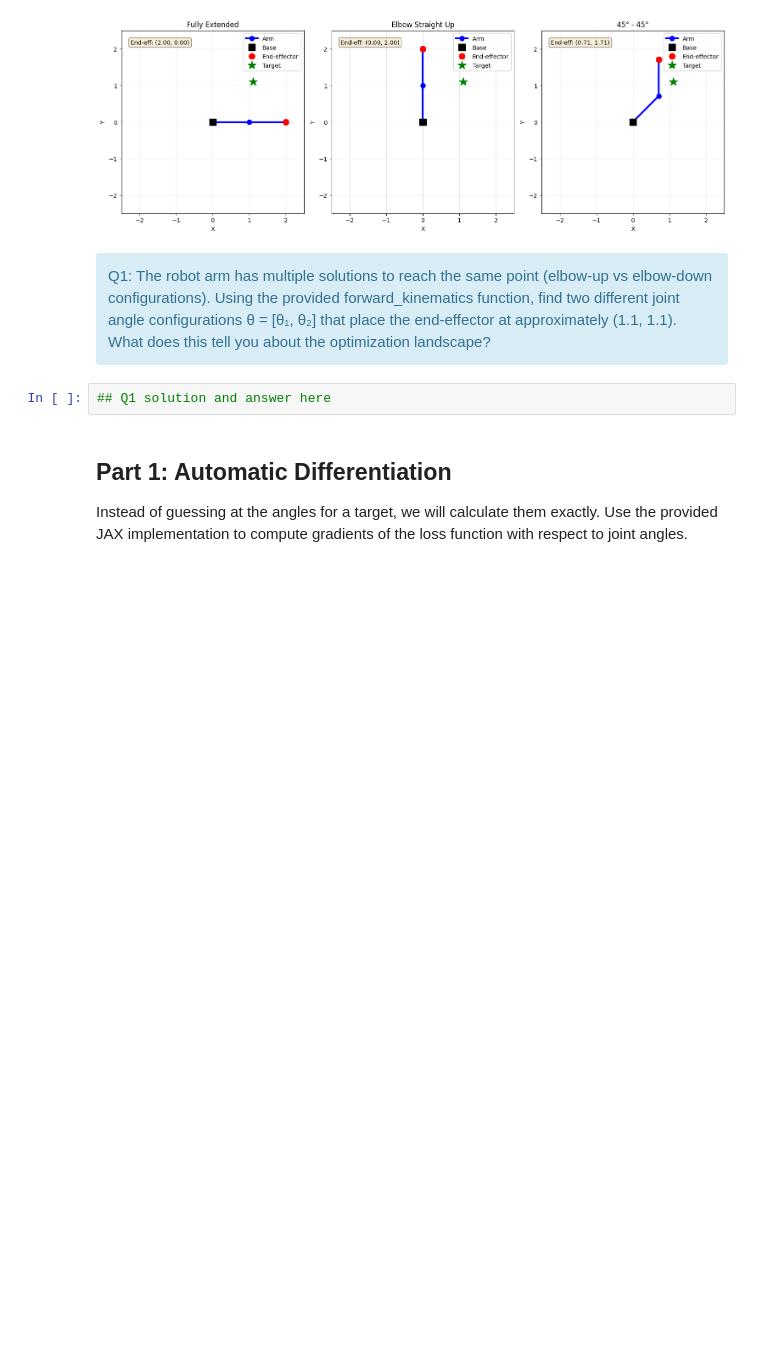
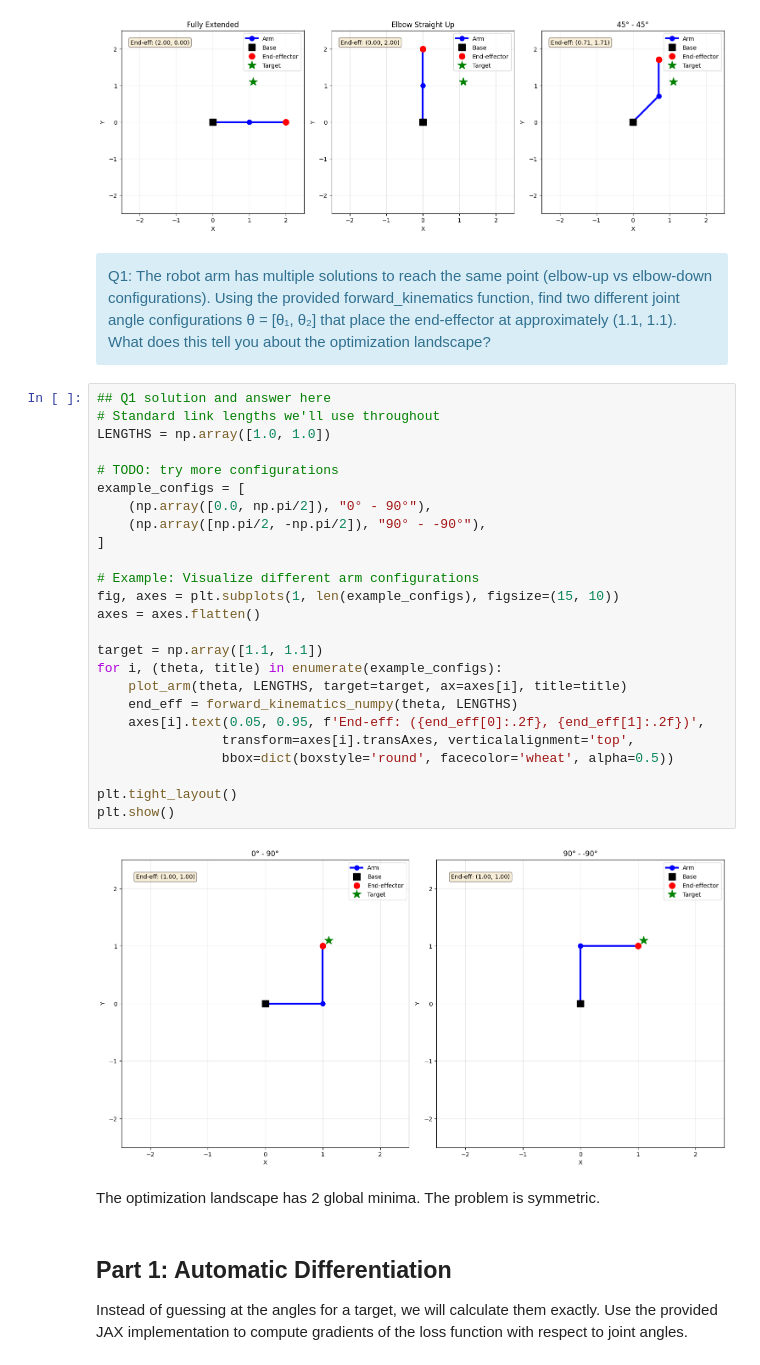
Before and after one commit to Tmqng/stochastic, a Jupyter notebook: notebooks/control_BE.ipynb, the cells around one changed output. Cells and saved outputs as stored; diff of their text form; blank space fills up the shorter version.

```diff
--- a/notebooks/control_BE.ipynb
+++ b/notebooks/control_BE.ipynb
@@ -231,6 +231,33 @@ Q1: The robot arm has multiple solutions to reach the same point (elbow-up vs el
 </div>
 # %%
 ## Q1 solution and answer here
+# Standard link lengths we'll use throughout
+LENGTHS = np.array([1.0, 1.0])
+
+# TODO: try more configurations
+example_configs = [
+    (np.array([0.0, np.pi/2]), "0° - 90°"),
+    (np.array([np.pi/2, -np.pi/2]), "90° - -90°"),
+]
+
+# Example: Visualize different arm configurations
+fig, axes = plt.subplots(1, len(example_configs), figsize=(15, 10))
+axes = axes.flatten()
+
+target = np.array([1.1, 1.1])
+for i, (theta, title) in enumerate(example_configs):
+    plot_arm(theta, LENGTHS, target=target, ax=axes[i], title=title)
+    end_eff = forward_kinematics_numpy(theta, LENGTHS)
+    axes[i].text(0.05, 0.95, f'End-eff: ({end_eff[0]:.2f}, {end_eff[1]:.2f})',
+                transform=axes[i].transAxes, verticalalignment='top',
+                bbox=dict(boxstyle='round', facecolor='wheat', alpha=0.5))
+
+plt.tight_layout()
+plt.show()
+# %% [output]
+[figure, added]
+# %% [markdown]
+The optimization landscape has 2 global minima. The problem is symmetric.
 # %% [markdown]
 ## Part 1: Automatic Differentiation
 
```
Also changed, not shown: parts of 30 cells of this notebook.
